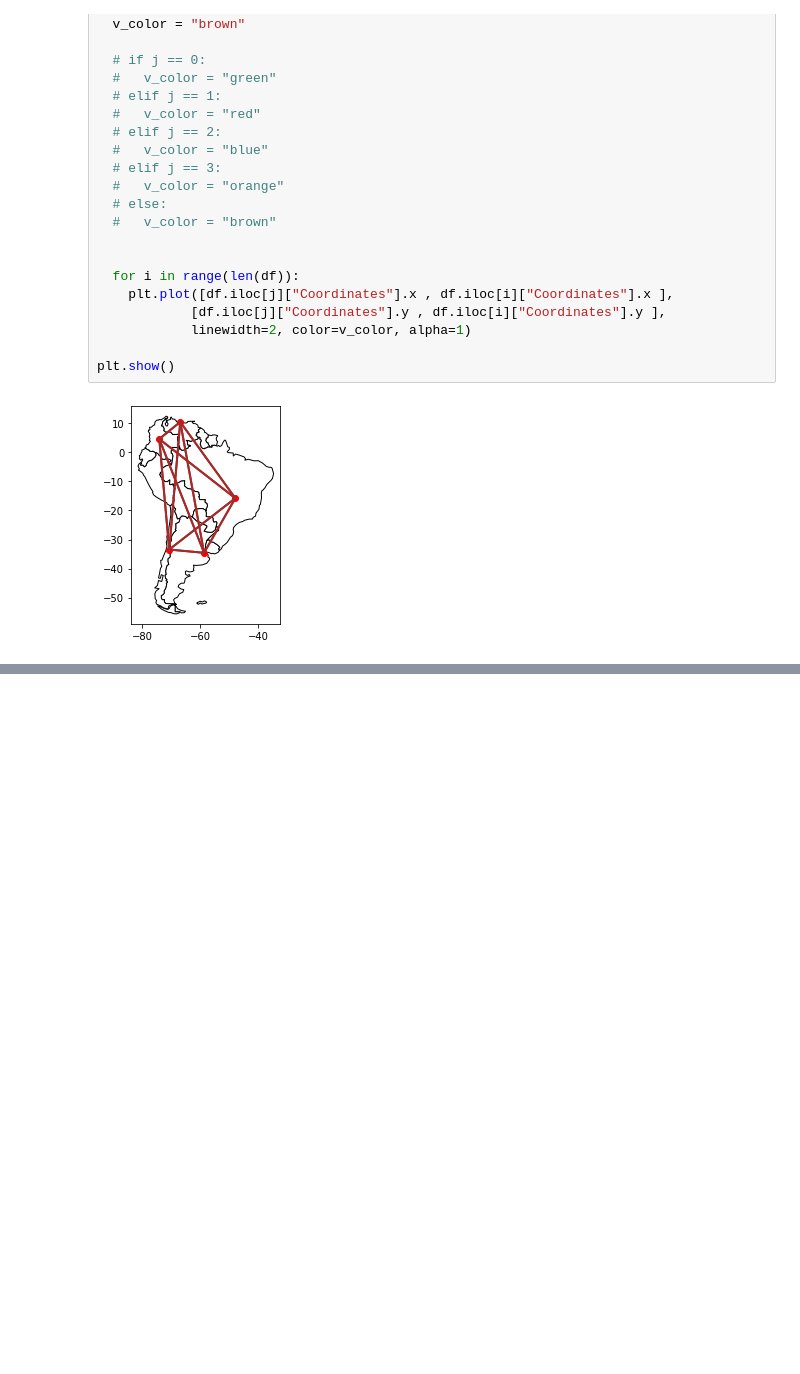
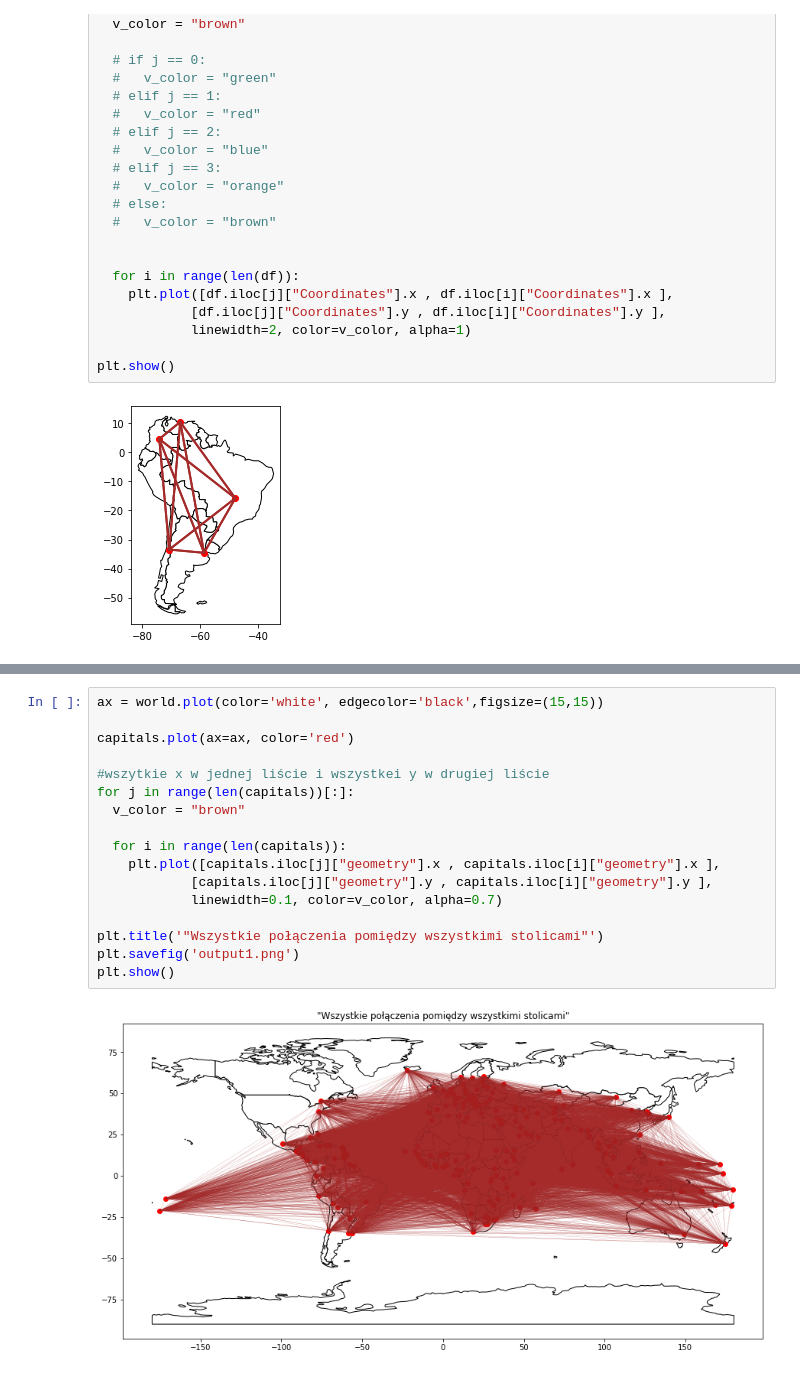
Before and after one commit to ciepielajan/Graph-, a Jupyter notebook: Graph_Geopandas_plot_Connection_Map_Chart_between_cities_NAUKA.ipynb, the cells around one changed output, grey strips where cells are left out. Cells and saved outputs as stored; diff of their text form; blank space fills up the shorter version.

```diff
--- a/Graph_Geopandas_plot_Connection_Map_Chart_between_cities_NAUKA.ipynb
+++ b/Graph_Geopandas_plot_Connection_Map_Chart_between_cities_NAUKA.ipynb
@@ -131,0 +193,19 @@ plt.show()
+# %%
+ax = world.plot(color='white', edgecolor='black',figsize=(15,15))
+
+capitals.plot(ax=ax, color='red')
+
+#wszytkie x w jednej liście i wszystkei y w drugiej liście
+for j in range(len(capitals))[:]:
+  v_color = "brown"
+
+  for i in range(len(capitals)):
+    plt.plot([capitals.iloc[j]["geometry"].x , capitals.iloc[i]["geometry"].x ],
+            [capitals.iloc[j]["geometry"].y , capitals.iloc[i]["geometry"].y ],
+            linewidth=0.1, color=v_color, alpha=0.7)
+
+plt.title('"Wszystkie połączenia pomiędzy wszystkimi stolicami"')
+plt.savefig('output1.png')
+plt.show()
+# %% [output]
+[figure, added]
```
Also changed, not shown: parts of 11 cells of this notebook.
